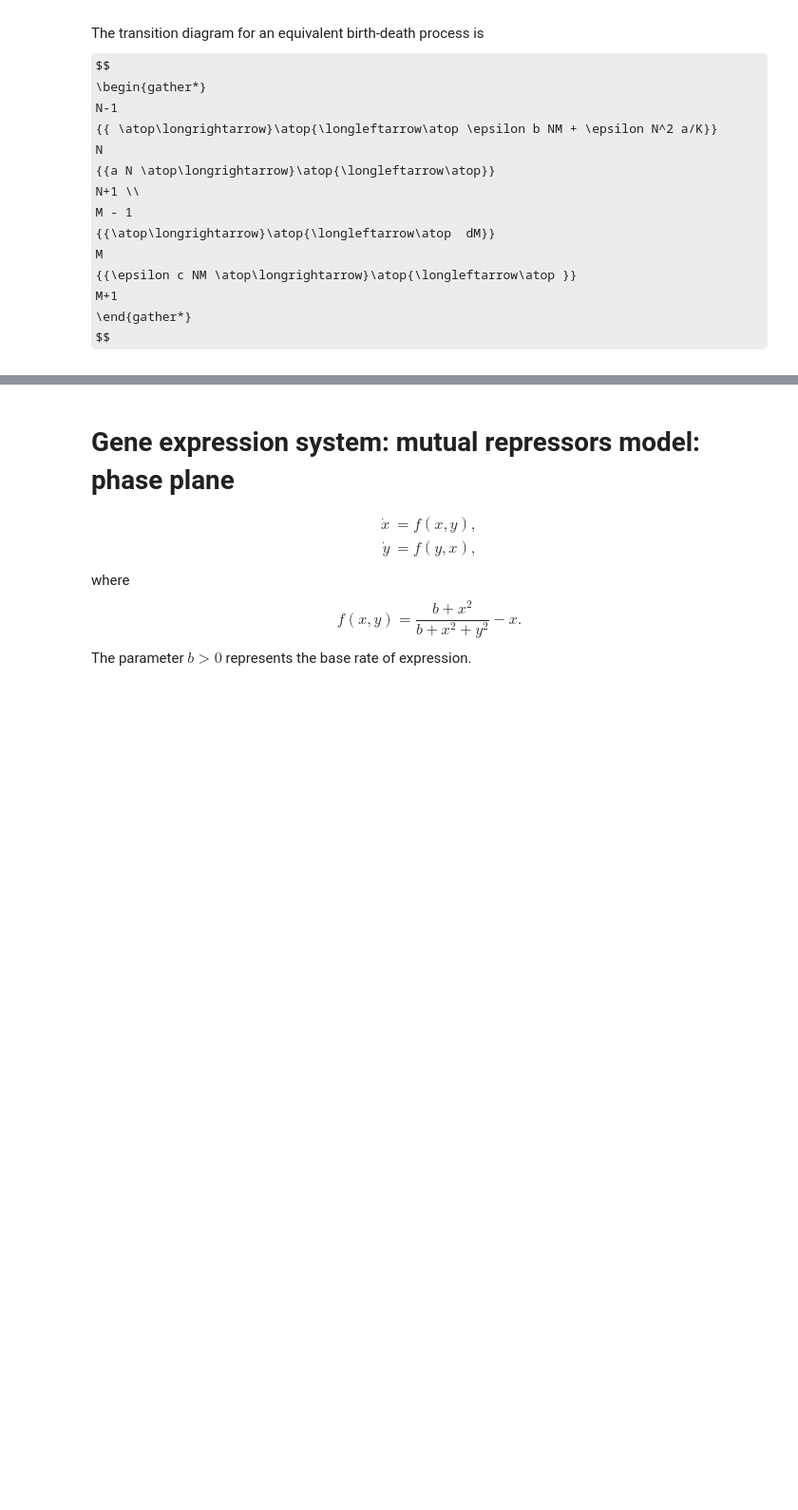
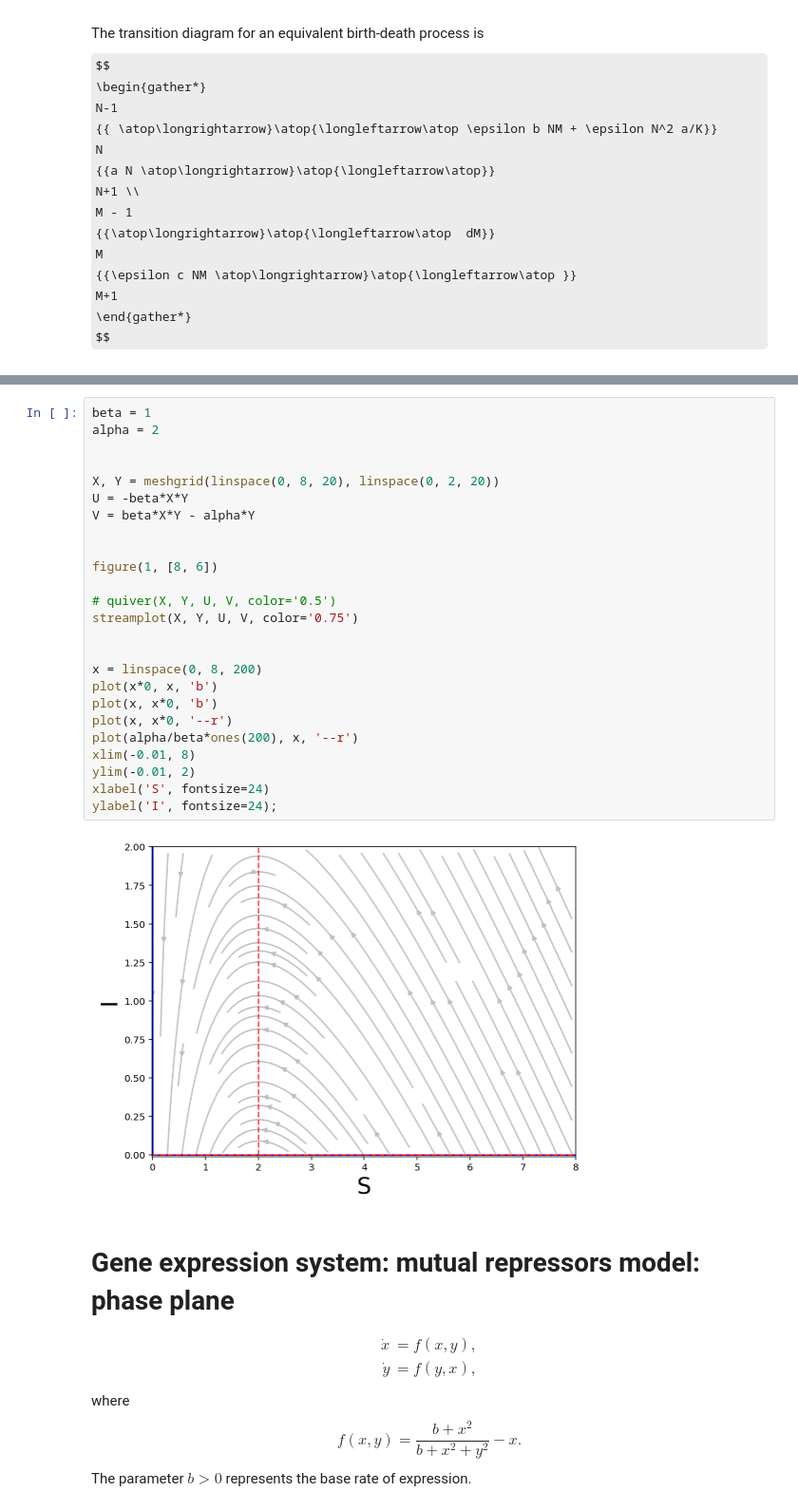
Before and after one commit to newby-jay/MATH371-Winter2020-JupyterNotebooks, a Jupyter notebook: Week 4 - birth death systems.ipynb, the cells around one changed output, grey strips where cells are left out. Shown at 95% size. Cells and saved outputs as stored; diff of their text form; some formulas as TeX source; blank space fills up the shorter version.

```diff
--- a/Week 4 - birth death systems.ipynb
+++ b/Week 4 - birth death systems.ipynb
@@ -265,3 +298,30 @@ ylabel('y', fontsize=24);
+# %%
+beta = 1
+alpha = 2
+
+
+X, Y = meshgrid(linspace(0, 8, 20), linspace(0, 2, 20))
+U = -beta*X*Y
+V = beta*X*Y - alpha*Y
+
+
+figure(1, [8, 6])
+
+# quiver(X, Y, U, V, color='0.5')
+streamplot(X, Y, U, V, color='0.75')
+
+
+x = linspace(0, 8, 200)
+plot(x*0, x, 'b')
+plot(x, x*0, 'b')
+plot(x, x*0, '--r')
+plot(alpha/beta*ones(200), x, '--r')
+xlim(-0.01, 8)
+ylim(-0.01, 2)
+xlabel('S', fontsize=24)
+ylabel('I', fontsize=24);
+# %% [output]
+[figure, added]
 # %% [markdown]
 # Gene expression system: mutual repressors model: phase plane
 \begin{align*}
```
Also changed, not shown: parts of 3 cells of this notebook.
